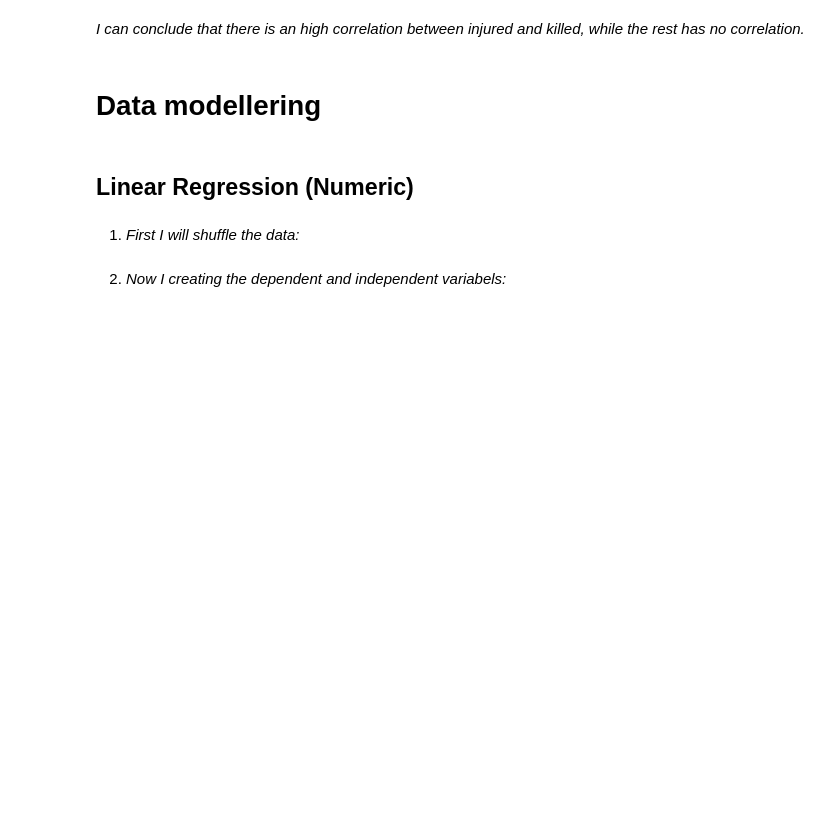
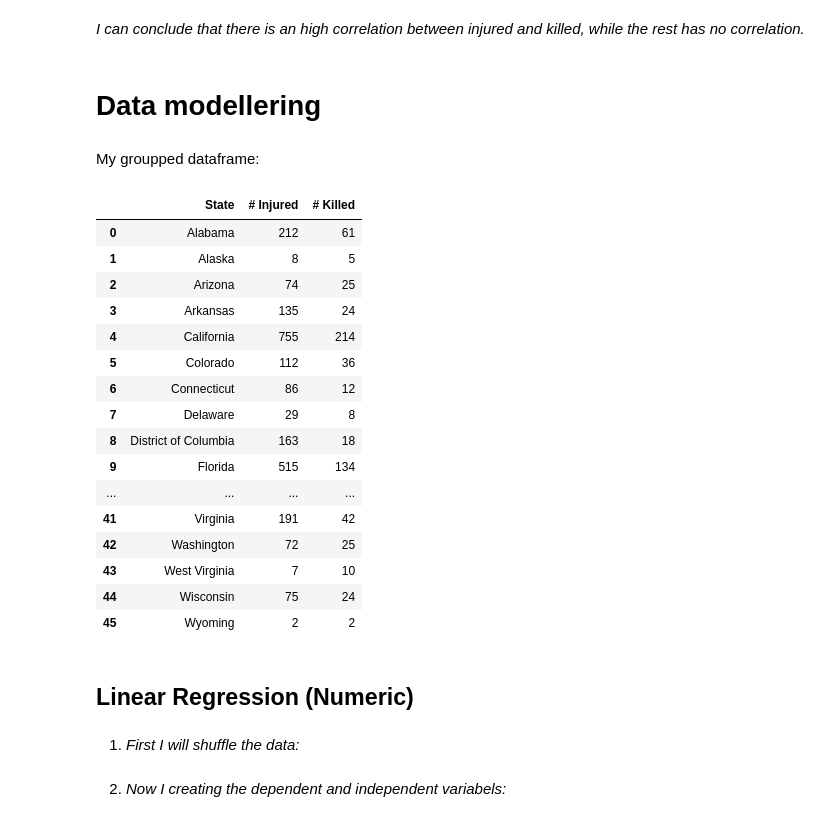
Before and after one commit to AhmadAlkaseb/BI, a Jupyter notebook: MiniProjekt 5/BI_School_Shootings_USA_Modeling_Oct2024.ipynb, the cells around one changed output. Cells and saved outputs as stored; diff of their text form; code cells hidden in the pictures; blank space fills up the shorter version.

```diff
--- a/MiniProjekt 5/BI_School_Shootings_USA_Modeling_Oct2024.ipynb
+++ b/MiniProjekt 5/BI_School_Shootings_USA_Modeling_Oct2024.ipynb
@@ -370,8 +370,30 @@ plt.show()
 *I can conclude that there is an high correlation between injured and killed, while the rest has no correlation.*
 # %% [markdown]
 # Data modellering
-# %% [markdown]
-## Linear Regression (Numeric)
+# %% [markdown]
+My groupped dataframe:
+# %%
+df_grouped
+# %% [output]
+|  | State | # Injured | # Killed |
+| 0 | Alabama | 212 | 61 |
+| 1 | Alaska | 8 | 5 |
+| 2 | Arizona | 74 | 25 |
+| 3 | Arkansas | 135 | 24 |
+| 4 | California | 755 | 214 |
+| 5 | Colorado | 112 | 36 |
+| 6 | Connecticut | 86 | 12 |
+| 7 | Delaware | 29 | 8 |
+| 8 | District of Columbia | 163 | 18 |
+| 9 | Florida | 515 | 134 |
+| ... | ... | ... | ... |
+| 41 | Virginia | 191 | 42 |
+| 42 | Washington | 72 | 25 |
+| 43 | West Virginia | 7 | 10 |
+| 44 | Wisconsin | 75 | 24 |
+| 45 | Wyoming | 2 | 2 |
+# %% [markdown]
+## Linear Regression (Numeric)
 # %% [markdown]
 1) *First I will shuffle the data:*
 # %%
```
Also changed, not shown: parts of 18 cells of this notebook, 13 other files.
